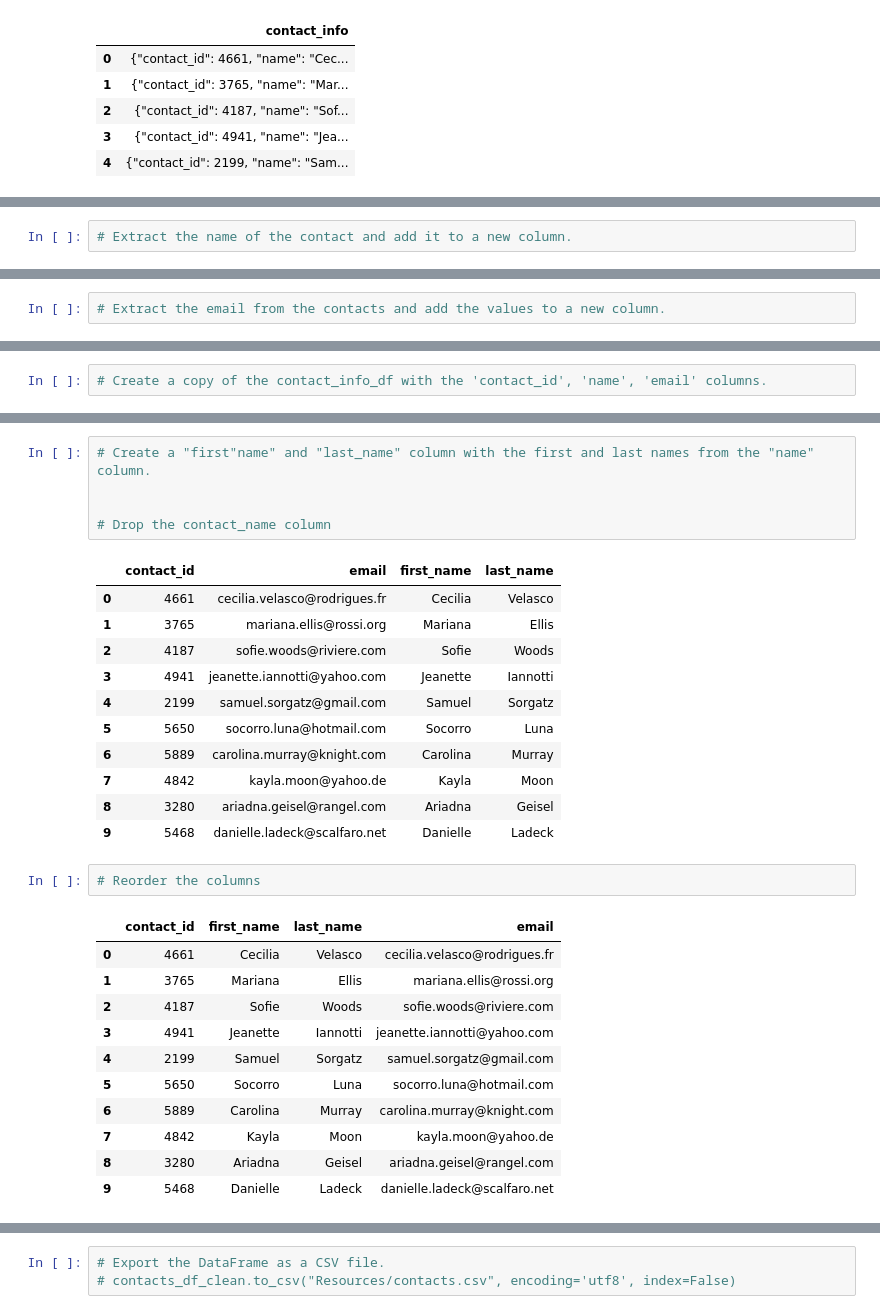
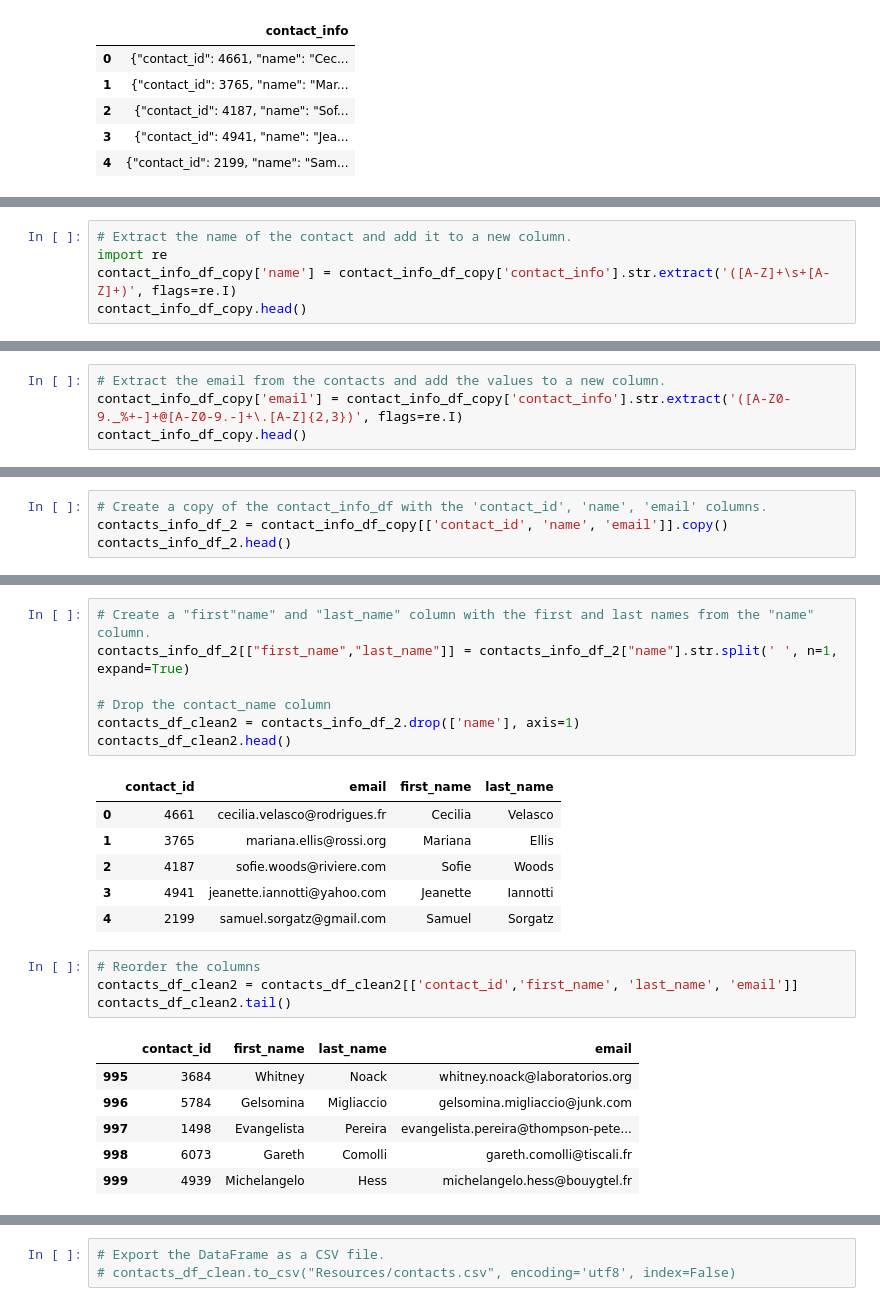
Before and after one commit to rbw9891/crowdfunding_ETL, a Jupyter notebook: ETL_Mini_Project_RWalker.ipynb, the cells around one changed output, grey strips where cells are left out. Saved outputs shown, nothing was run; the diff lists cells and outputs as text.

```diff
--- a/ETL_Mini_Project_RWalker.ipynb
+++ b/ETL_Mini_Project_RWalker.ipynb
@@ -460,6 +471,9 @@ dtypes: int64(1), object(1)
 memory usage: 15.8+ KB
 # %%
 # Extract the name of the contact and add it to a new column.
+import re
+contact_info_df_copy['name'] = contact_info_df_copy['contact_info'].str.extract('([A-Z]+\s+[A-Z]+)', flags=re.I)
+contact_info_df_copy.head()
 # %% [output]
 |  | contact_info | contact_id | name |
 | 0 | {"contact_id": 4661, "name": "Cec... | 4661 | Cecilia Velasco |
@@ -475,5 +484,7 @@ memory usage: 15.8+ KB
 # %%
 # Extract the email from the contacts and add the values to a new column.
+contact_info_df_copy['email'] = contact_info_df_copy['contact_info'].str.extract('([A-Z0-9._%+-]+@[A-Z0-9.-]+\.[A-Z]{2,3})', flags=re.I)
+contact_info_df_copy.head()
 # %% [output]
 |  | contact_info | contact_id | name | email |
 | 0 | {"contact_id": 4661, "name": "Cec... | 4661 | Cecilia Velasco | cecilia.velasco@rodrigues.fr |
@@ -489,5 +495,7 @@ memory usage: 15.8+ KB
 # %%
 # Create a copy of the contact_info_df with the 'contact_id', 'name', 'email' columns.
+contacts_info_df_2 = contact_info_df_copy[['contact_id', 'name', 'email']].copy()
+contacts_info_df_2.head()
 # %% [output]
 |  | contact_id | name | email |
 | 0 | 4661 | Cecilia Velasco | cecilia.velasco@rodrigues.fr |
@@ -503,8 +506,10 @@ memory usage: 15.8+ KB
 # %%
 # Create a "first"name" and "last_name" column with the first and last names from the "name" column.
-
+contacts_info_df_2[["first_name","last_name"]] = contacts_info_df_2["name"].str.split(' ', n=1, expand=True)
 
 # Drop the contact_name column
+contacts_df_clean2 = contacts_info_df_2.drop(['name'], axis=1)
+contacts_df_clean2.head()
 # %% [output]
 |  | contact_id | email | first_name | last_name |
 | 0 | 4661 | cecilia.velasco@rodrigues.fr | Cecilia | Velasco |
@@ -512,24 +517,16 @@ memory usage: 15.8+ KB
 | 2 | 4187 | sofie.woods@riviere.com | Sofie | Woods |
 | 3 | 4941 | jeanette.iannotti@yahoo.com | Jeanette | Iannotti |
 | 4 | 2199 | samuel.sorgatz@gmail.com | Samuel | Sorgatz |
-| 5 | 5650 | socorro.luna@hotmail.com | Socorro | Luna |
-| 6 | 5889 | carolina.murray@knight.com | Carolina | Murray |
-| 7 | 4842 | kayla.moon@yahoo.de | Kayla | Moon |
-| 8 | 3280 | ariadna.geisel@rangel.com | Ariadna | Geisel |
-| 9 | 5468 | danielle.ladeck@scalfaro.net | Danielle | Ladeck |
 # %%
 # Reorder the columns
+contacts_df_clean2 = contacts_df_clean2[['contact_id','first_name', 'last_name', 'email']]
+contacts_df_clean2.tail()
 # %% [output]
 |  | contact_id | first_name | last_name | email |
-| 0 | 4661 | Cecilia | Velasco | cecilia.velasco@rodrigues.fr |
-| 1 | 3765 | Mariana | Ellis | mariana.ellis@rossi.org |
-| 2 | 4187 | Sofie | Woods | sofie.woods@riviere.com |
-| 3 | 4941 | Jeanette | Iannotti | jeanette.iannotti@yahoo.com |
-| 4 | 2199 | Samuel | Sorgatz | samuel.sorgatz@gmail.com |
-| 5 | 5650 | Socorro | Luna | socorro.luna@hotmail.com |
-| 6 | 5889 | Carolina | Murray | carolina.murray@knight.com |
-| 7 | 4842 | Kayla | Moon | kayla.moon@yahoo.de |
-| 8 | 3280 | Ariadna | Geisel | ariadna.geisel@rangel.com |
-| 9 | 5468 | Danielle | Ladeck | danielle.ladeck@scalfaro.net |
+| 995 | 3684 | Whitney | Noack | whitney.noack@laboratorios.org |
+| 996 | 5784 | Gelsomina | Migliaccio | gelsomina.migliaccio@junk.com |
+| 997 | 1498 | Evangelista | Pereira | evangelista.pereira@thompson-pete... |
+| 998 | 6073 | Gareth | Comolli | gareth.comolli@tiscali.fr |
+| 999 | 4939 | Michelangelo | Hess | michelangelo.hess@bouygtel.fr |
 # %%
 # Check the datatypes one more time before exporting as CSV file.
```
Also changed, not shown: parts of 18 cells of this notebook, 5 other files.
